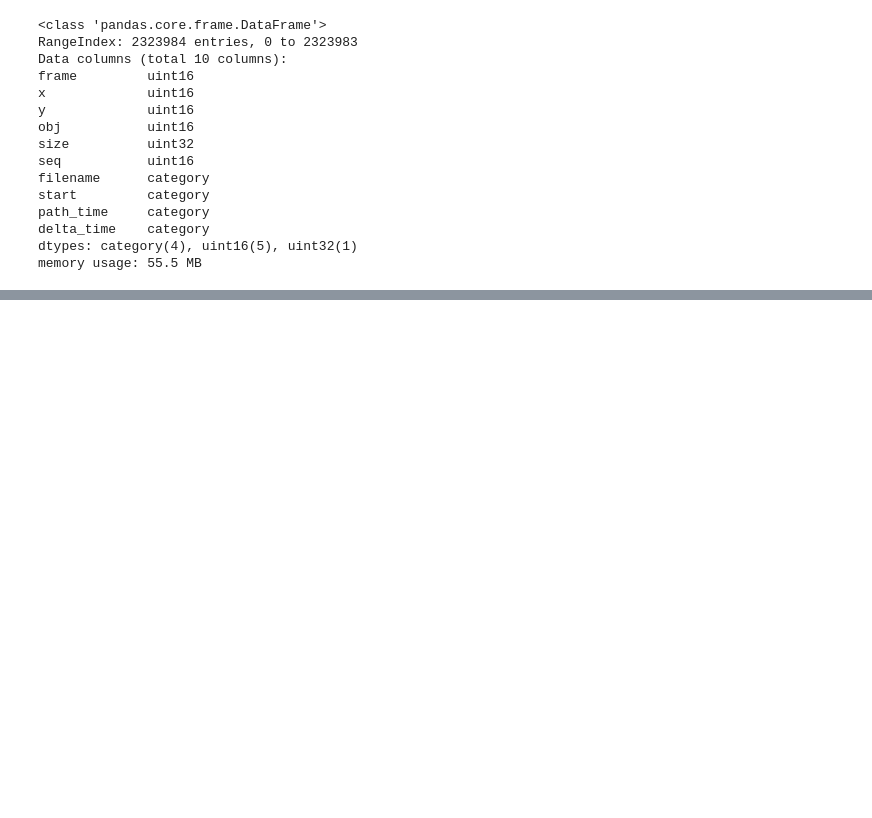
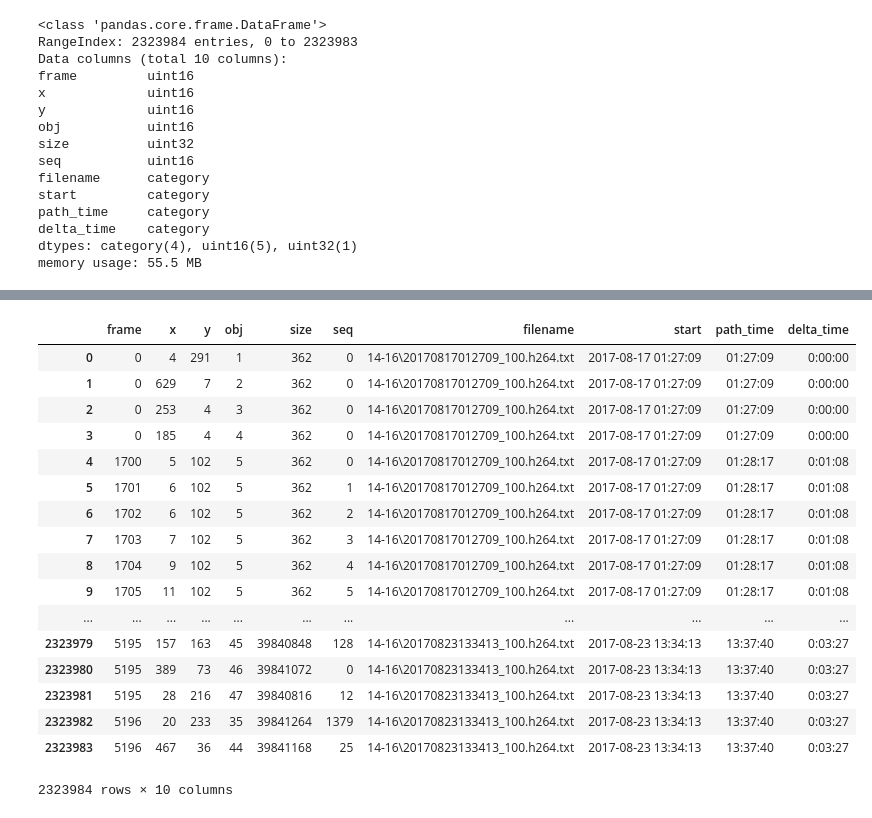
Before and after one commit to chanismile/Paths-Research, a Jupyter notebook: part_1_ChaniSmile.ipynb, the cells around one changed output, grey strips where cells are left out. Drawn from its saved outputs; the diff is of its cells as text; code cells hidden in the pictures; blank space fills up the shorter version.

```diff
--- a/part_1_ChaniSmile.ipynb
+++ b/part_1_ChaniSmile.ipynb
@@ -141,0 +163,23 @@ memory usage: 55.5 MB
+# %%
+df = df.drop_duplicates()
+# %%
+df
+# %% [output]
+|  | frame | x | y | obj | size | seq | filename | start | path_time | delta_time |
+| 0 | 0 | 4 | 291 | 1 | 362 | 0 | 14-16\20170817012709_100.h264.txt | 2017-08-17 01:27:09 | 01:27:09 | 0:00:00 |
+| 1 | 0 | 629 | 7 | 2 | 362 | 0 | 14-16\20170817012709_100.h264.txt | 2017-08-17 01:27:09 | 01:27:09 | 0:00:00 |
+| 2 | 0 | 253 | 4 | 3 | 362 | 0 | 14-16\20170817012709_100.h264.txt | 2017-08-17 01:27:09 | 01:27:09 | 0:00:00 |
+| 3 | 0 | 185 | 4 | 4 | 362 | 0 | 14-16\20170817012709_100.h264.txt | 2017-08-17 01:27:09 | 01:27:09 | 0:00:00 |
+| 4 | 1700 | 5 | 102 | 5 | 362 | 0 | 14-16\20170817012709_100.h264.txt | 2017-08-17 01:27:09 | 01:28:17 | 0:01:08 |
+| 5 | 1701 | 6 | 102 | 5 | 362 | 1 | 14-16\20170817012709_100.h264.txt | 2017-08-17 01:27:09 | 01:28:17 | 0:01:08 |
+| 6 | 1702 | 6 | 102 | 5 | 362 | 2 | 14-16\20170817012709_100.h264.txt | 2017-08-17 01:27:09 | 01:28:17 | 0:01:08 |
+| 7 | 1703 | 7 | 102 | 5 | 362 | 3 | 14-16\20170817012709_100.h264.txt | 2017-08-17 01:27:09 | 01:28:17 | 0:01:08 |
+| 8 | 1704 | 9 | 102 | 5 | 362 | 4 | 14-16\20170817012709_100.h264.txt | 2017-08-17 01:27:09 | 01:28:17 | 0:01:08 |
+| 9 | 1705 | 11 | 102 | 5 | 362 | 5 | 14-16\20170817012709_100.h264.txt | 2017-08-17 01:27:09 | 01:28:17 | 0:01:08 |
+| ... | ... | ... | ... | ... | ... | ... | ... | ... | ... | ... |
+| 2323979 | 5195 | 157 | 163 | 45 | 39840848 | 128 | 14-16\20170823133413_100.h264.txt | 2017-08-23 13:34:13 | 13:37:40 | 0:03:27 |
+| 2323980 | 5195 | 389 | 73 | 46 | 39841072 | 0 | 14-16\20170823133413_100.h264.txt | 2017-08-23 13:34:13 | 13:37:40 | 0:03:27 |
+| 2323981 | 5195 | 28 | 216 | 47 | 39840816 | 12 | 14-16\20170823133413_100.h264.txt | 2017-08-23 13:34:13 | 13:37:40 | 0:03:27 |
+| 2323982 | 5196 | 20 | 233 | 35 | 39841264 | 1379 | 14-16\20170823133413_100.h264.txt | 2017-08-23 13:34:13 | 13:37:40 | 0:03:27 |
+| 2323983 | 5196 | 467 | 36 | 44 | 39841168 | 25 | 14-16\20170823133413_100.h264.txt | 2017-08-23 13:34:13 | 13:37:40 | 0:03:27 |
+2323984 rows × 10 columns
```
Also changed, not shown: parts of 6 cells of this notebook.
